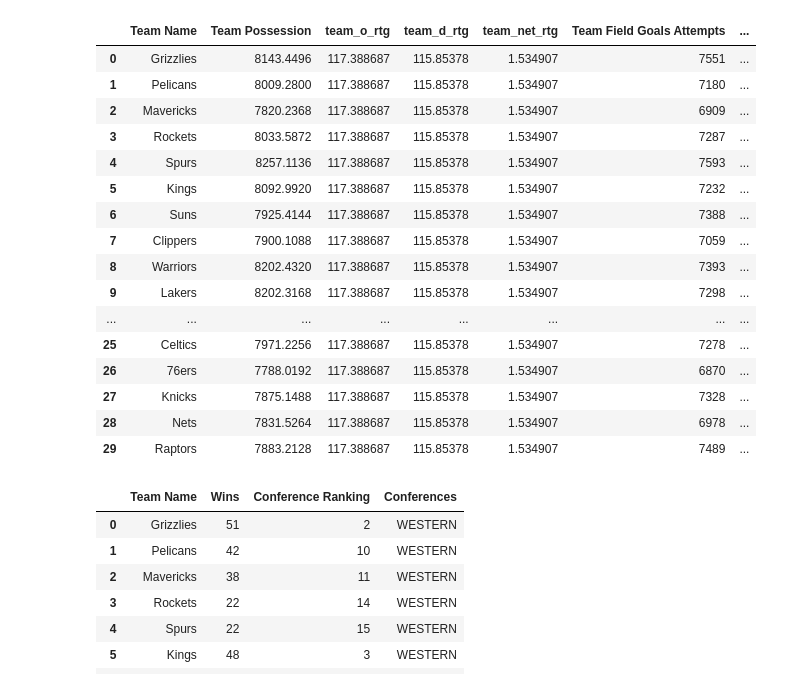
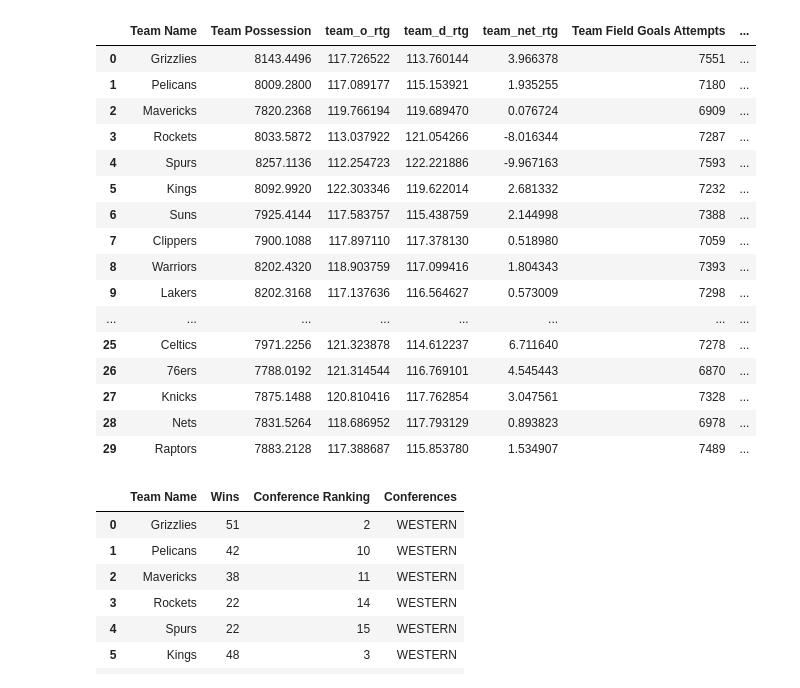
Before and after one commit to ollayyy/project_one, a Jupyter notebook: test.ipynb, the cells around one changed output. Cells and saved outputs as stored; diff of their text form; code cells hidden in the pictures.

```diff
--- a/test.ipynb
+++ b/test.ipynb
@@ -62,6 +41,16 @@ team_offensive_rebounds=[]
 team_turnovers=[]
 team_free_throws_att=[]
 team_possession=[]
+team_o_rtg=[]
+team_d_rtg=[]
+team_net_rtg=[]
+field_goals_made=[]
+three_points_made=[]
+free_throws_made=[]
+ow_defensive_rebounds=[]
+opp_defensive_rebounds=[]
+ow_points=[]
+opp_points=[]
 i=0
 # Loop through each team ID and retrieve their statistics from the API
 for i in range(len(teams_id)):
@@ -73,8 +62,6 @@ for i in range(len(teams_id)):
     turnovers= team_data['own_record']['total']['turnovers']
     free_throws_att= team_data['own_record']['total']['free_throws_att']
 
-    #calculate Possession for each team
-    possession = 0.96*(field_goals_att + turnovers + (0.44*free_throws_att) -offensive_rebounds)
     team_totals_dict = team_data['own_record']['total']
     opp_vs_team_totals_dict = team_data['opponents']['total']
 
@@ -87,55 +74,74 @@ for i in range(len(teams_id)):
     opp_vs_team_stats = {k: v for k, v in opp_vs_team_totals_dict.items() if k in team_stat_keys}
 
     #team stats calculations
-    poss = 0.96 * ((team_stats['field_goals_att']) - (team_stats['offensive_rebounds']) + (team_stats['turnovers']) + 0.44 * (team_stats['free_throws_att']))
-    team_o_rtg = 100 * (team_stats['points']) / (poss)
-    team_d_rtg = 100 * (opp_vs_team_stats['points']) / (poss)
-    team_net_rtg = (team_o_rtg) - (team_d_rtg)
+    possession = 0.96*(field_goals_att + turnovers + (0.44*free_throws_att) -offensive_rebounds)
+    o_rtg = 100 * (team_stats['points']) / (possession)
+    d_rtg = 100 * (opp_vs_team_stats['points']) / (possession)
+    net_rtg = (o_rtg) - (d_rtg)
 
     #Append the extracted statistics to teams' lists
     team_name.append(team_data['name'])
     team_id.append(team_data['id'])
     team_field_goals.append(field_goals_att)
+    field_goals_made.append(team_stats["field_goals_made"])
     team_offensive_rebounds.append(offensive_rebounds)
     team_turnovers.append(turnovers)
     team_free_throws_att.append(free_throws_att)
     team_possession.append(possession)
+    team_o_rtg.append(o_rtg)
+    team_d_rtg.append(d_rtg)
+    team_net_rtg.append(net_rtg)
+    three_points_made.append(team_stats["three_points_made"])
+    free_throws_made.append(team_stats["free_throws_made"])
+    ow_defensive_rebounds.append(team_stats["defensive_rebounds"])
+    opp_defensive_rebounds.append(opp_vs_team_stats["defensive_rebounds"])
+    ow_points.append(team_stats['points'])
+    opp_points.append(opp_vs_team_stats['points'])
+
 
     # Pause execution for 0.5 second to avoid overloading the API
     time.sleep(1)
 
 # Create Teams DataFrame
 teams_df=pd.DataFrame({
     'Team Name' : team_name,
     #'Team ID': team_id,
     'Team Possession': team_possession,
     'team_o_rtg': team_o_rtg,
     'team_d_rtg': team_d_rtg,
     'team_net_rtg': team_net_rtg ,
 
     'Team Field Goals Attempts':team_field_goals,
+    'Team Field Goals Made':field_goals_made,
     'Team Offensive Rebounds': team_offensive_rebounds,
+    'Team Defensive Rebounds': ow_defensive_rebounds,
+    'Opp Defensive Rebounds': opp_defensive_rebounds,
     'Team Turnovers': team_turnovers,
-    'Team Free throws Attemps': team_free_throws_att
+    'Team Free throws Attemps': team_free_throws_att,
+    'Team Free throws Made': free_throws_made,
+    'Team Three Points Made':three_points_made,
+    'Team Points': ow_points,
+    'Opp Ponits': opp_points
+
 
 })
 teams_df
 # %% [output]
 |  | Team Name | Team Possession | team_o_rtg | team_d_rtg | team_net_rtg | Team Field Goals Attempts | ... |
-| 0 | Grizzlies | 8143.4496 | 117.388687 | 115.85378 | 1.534907 | 7551 | ... |
-| 1 | Pelicans | 8009.2800 | 117.388687 | 115.85378 | 1.534907 | 7180 | ... |
-| 2 | Mavericks | 7820.2368 | 117.388687 | 115.85378 | 1.534907 | 6909 | ... |
-| 3 | Rockets | 8033.5872 | 117.388687 | 115.85378 | 1.534907 | 7287 | ... |
-| 4 | Spurs | 8257.1136 | 117.388687 | 115.85378 | 1.534907 | 7593 | ... |
-| 5 | Kings | 8092.9920 | 117.388687 | 115.85378 | 1.534907 | 7232 | ... |
-| 6 | Suns | 7925.4144 | 117.388687 | 115.85378 | 1.534907 | 7388 | ... |
-| 7 | Clippers | 7900.1088 | 117.388687 | 115.85378 | 1.534907 | 7059 | ... |
-| 8 | Warriors | 8202.4320 | 117.388687 | 115.85378 | 1.534907 | 7393 | ... |
-| 9 | Lakers | 8202.3168 | 117.388687 | 115.85378 | 1.534907 | 7298 | ... |
+| 0 | Grizzlies | 8143.4496 | 117.726522 | 113.760144 | 3.966378 | 7551 | ... |
+| 1 | Pelicans | 8009.2800 | 117.089177 | 115.153921 | 1.935255 | 7180 | ... |
+| 2 | Mavericks | 7820.2368 | 119.766194 | 119.689470 | 0.076724 | 6909 | ... |
+| 3 | Rockets | 8033.5872 | 113.037922 | 121.054266 | -8.016344 | 7287 | ... |
+| 4 | Spurs | 8257.1136 | 112.254723 | 122.221886 | -9.967163 | 7593 | ... |
+| 5 | Kings | 8092.9920 | 122.303346 | 119.622014 | 2.681332 | 7232 | ... |
+| 6 | Suns | 7925.4144 | 117.583757 | 115.438759 | 2.144998 | 7388 | ... |
+| 7 | Clippers | 7900.1088 | 117.897110 | 117.378130 | 0.518980 | 7059 | ... |
+| 8 | Warriors | 8202.4320 | 118.903759 | 117.099416 | 1.804343 | 7393 | ... |
+| 9 | Lakers | 8202.3168 | 117.137636 | 116.564627 | 0.573009 | 7298 | ... |
 | ... | ... | ... | ... | ... | ... | ... | ... |
-| 25 | Celtics | 7971.2256 | 117.388687 | 115.85378 | 1.534907 | 7278 | ... |
-| 26 | 76ers | 7788.0192 | 117.388687 | 115.85378 | 1.534907 | 6870 | ... |
-| 27 | Knicks | 7875.1488 | 117.388687 | 115.85378 | 1.534907 | 7328 | ... |
-| 28 | Nets | 7831.5264 | 117.388687 | 115.85378 | 1.534907 | 6978 | ... |
-| 29 | Raptors | 7883.2128 | 117.388687 | 115.85378 | 1.534907 | 7489 | ... |
+| 25 | Celtics | 7971.2256 | 121.323878 | 114.612237 | 6.711640 | 7278 | ... |
+| 26 | 76ers | 7788.0192 | 121.314544 | 116.769101 | 4.545443 | 6870 | ... |
+| 27 | Knicks | 7875.1488 | 120.810416 | 117.762854 | 3.047561 | 7328 | ... |
+| 28 | Nets | 7831.5264 | 118.686952 | 117.793129 | 0.893823 | 6978 | ... |
+| 29 | Raptors | 7883.2128 | 117.388687 | 115.853780 | 1.534907 | 7489 | ... |
 # %%
```
Also changed, not shown: parts of 8 cells of this notebook.
